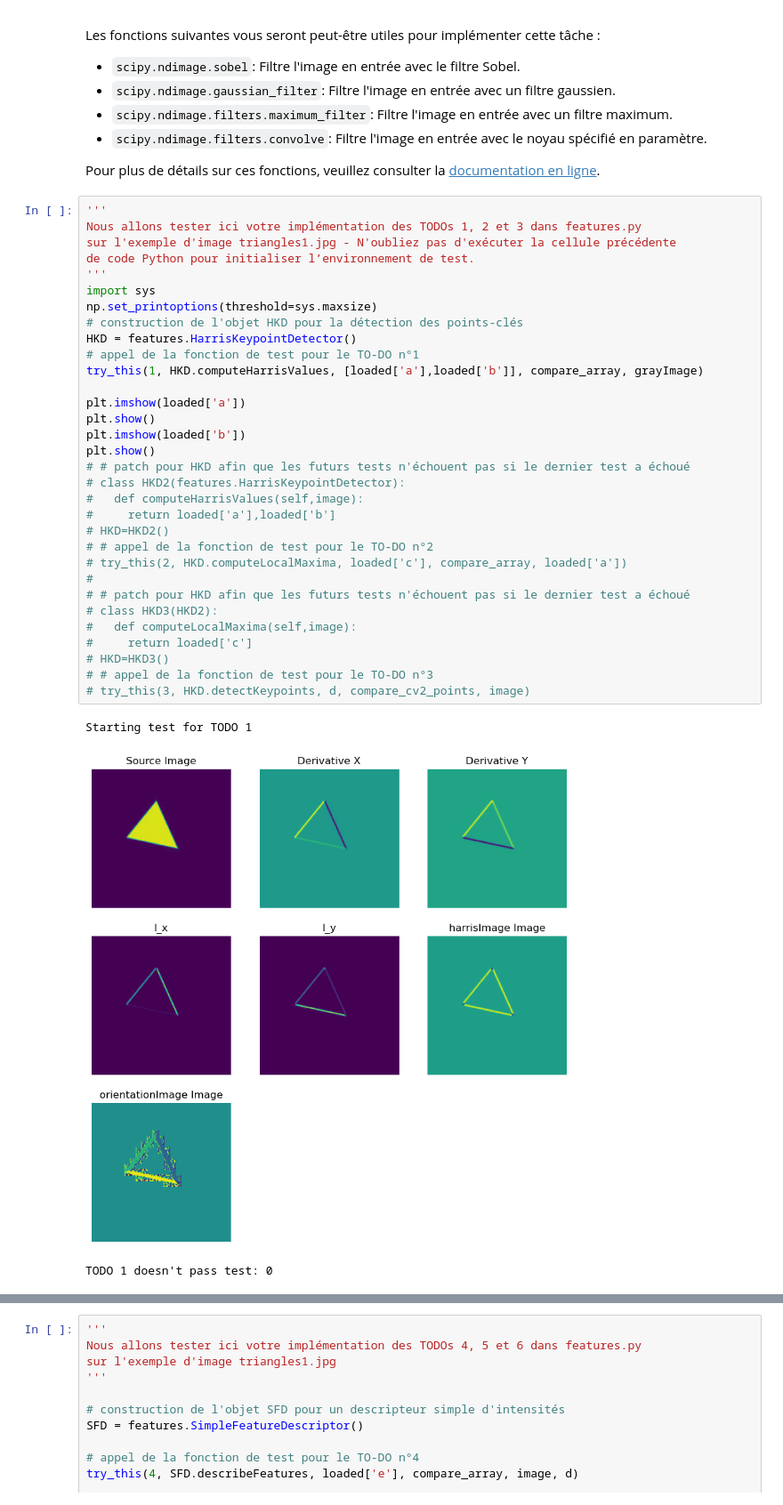
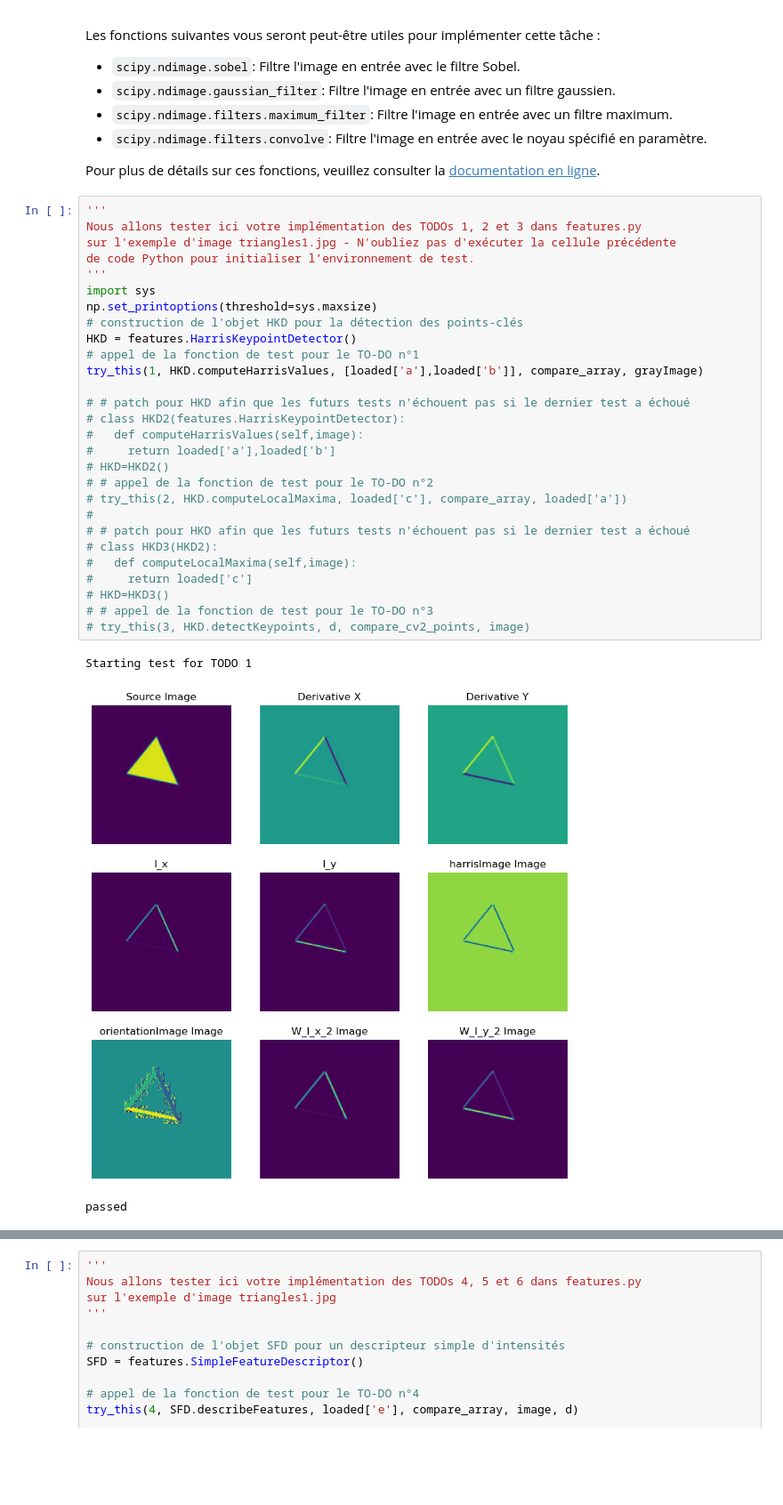
Before and after one commit to FaresOuhachi/TP2_CV, a Jupyter notebook: TP 2/hw1.ipynb, the cells around one changed output, grey strips where cells are left out. Shown at 89% size. Saved outputs shown, nothing was run; the diff lists cells and outputs as text; blank space fills up the shorter version.

Commit message:
ToDo 1 Passed !!!

```diff
--- a/TP 2/hw1.ipynb
+++ b/TP 2/hw1.ipynb
@@ -240,36 +240,32 @@ Pour plus de détails sur ces fonctions, veuillez consulter la [documentation en
 # %%
 '''
 Nous allons tester ici votre implémentation des TODOs 1, 2 et 3 dans features.py
 sur l'exemple d'image triangles1.jpg - N'oubliez pas d'exécuter la cellule précédente
 de code Python pour initialiser l’environnement de test.
 '''
 import sys
 np.set_printoptions(threshold=sys.maxsize)
 # construction de l'objet HKD pour la détection des points-clés
 HKD = features.HarrisKeypointDetector()
 # appel de la fonction de test pour le TO-DO n°1
 try_this(1, HKD.computeHarrisValues, [loaded['a'],loaded['b']], compare_array, grayImage)
 
-plt.imshow(loaded['a'])
-plt.show()
-plt.imshow(loaded['b'])
-plt.show()
 # # patch pour HKD afin que les futurs tests n'échouent pas si le dernier test a échoué
 # class HKD2(features.HarrisKeypointDetector):
 #   def computeHarrisValues(self,image):
 #     return loaded['a'],loaded['b']
 # HKD=HKD2()
 # # appel de la fonction de test pour le TO-DO n°2
 # try_this(2, HKD.computeLocalMaxima, loaded['c'], compare_array, loaded['a'])
 #
 # # patch pour HKD afin que les futurs tests n'échouent pas si le dernier test a échoué
 # class HKD3(HKD2):
 #   def computeLocalMaxima(self,image):
 #     return loaded['c']
 # HKD=HKD3()
 # # appel de la fonction de test pour le TO-DO n°3
 # try_this(3, HKD.detectKeypoints, d, compare_cv2_points, image)
 # %% [output]
 Starting test for TODO 1
-[figure, old version]
+[figure, new version]
-TODO 1 doesn't pass test: 0
+passed
```
Also changed, not shown: parts of 2 cells of this notebook, 1 other file.
